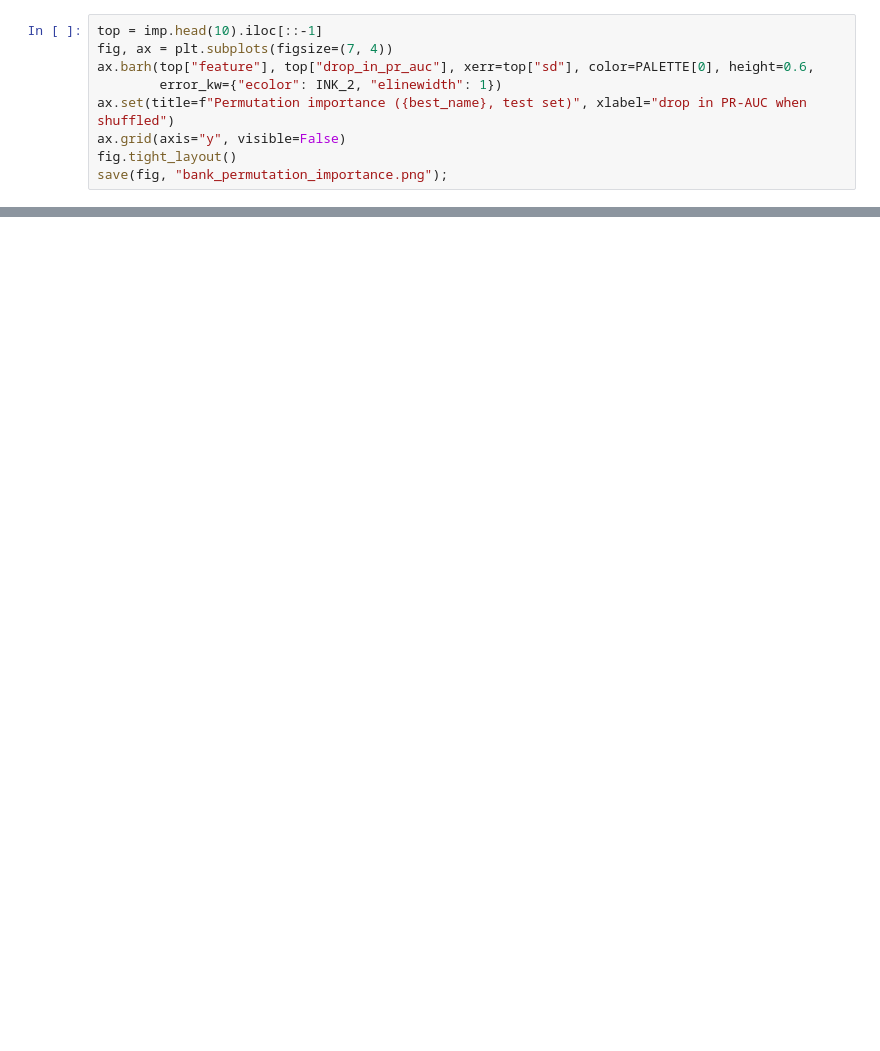
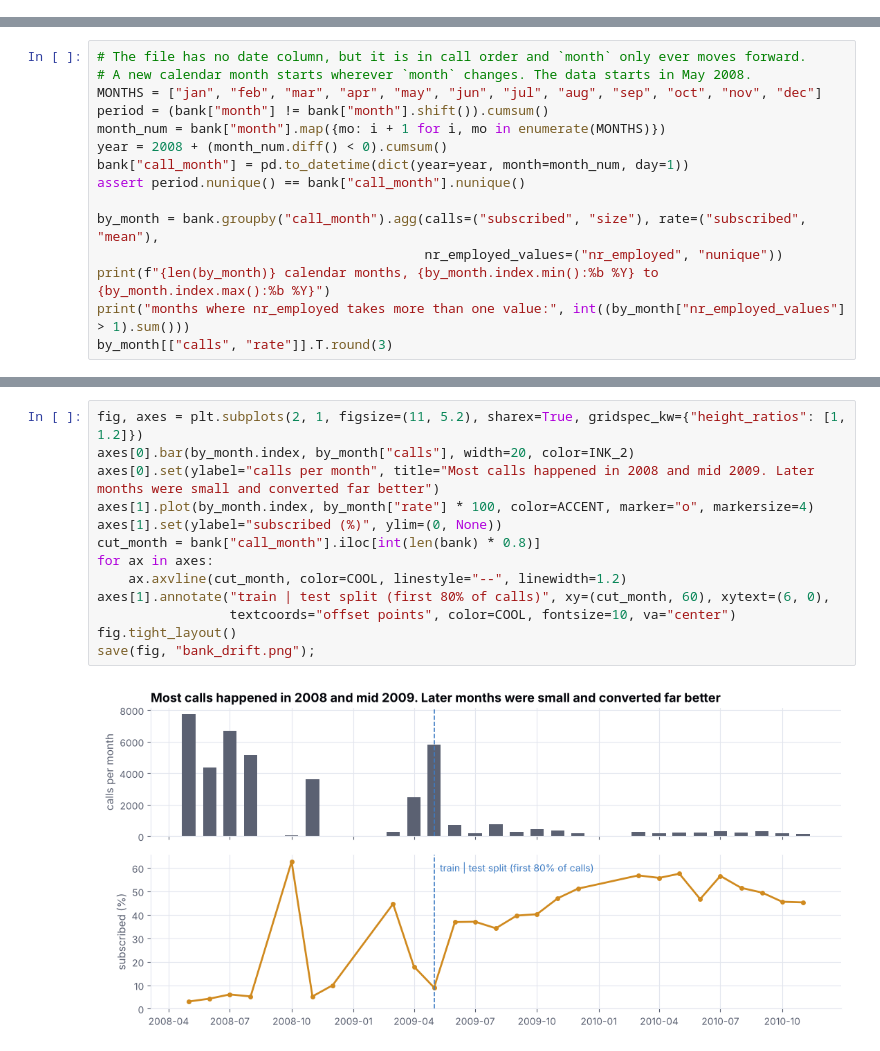
Before and after one commit to Mayank-thite/statistics-and-modeling, a Jupyter notebook: notebooks/05_classification_bank_marketing.ipynb, the cells around one changed output, grey strips where cells are left out. Saved outputs shown, nothing was run; the diff lists cells and outputs as text; blank space fills up the shorter version.

```diff
--- a/notebooks/05_classification_bank_marketing.ipynb
+++ b/notebooks/05_classification_bank_marketing.ipynb
@@ -280,9 +0,0 @@ imp
-# %%
-top = imp.head(10).iloc[::-1]
-fig, ax = plt.subplots(figsize=(7, 4))
-ax.barh(top["feature"], top["drop_in_pr_auc"], xerr=top["sd"], color=PALETTE[0], height=0.6,
-        error_kw={"ecolor": INK_2, "elinewidth": 1})
-ax.set(title=f"Permutation importance ({best_name}, test set)", xlabel="drop in PR-AUC when shuffled")
-ax.grid(axis="y", visible=False)
-fig.tight_layout()
-save(fig, "bank_permutation_importance.png");
@@ -366,0 +61,15 @@ saved results/classification.json
+# %%
+# The file has no date column, but it is in call order and `month` only ever moves forward.
+# A new calendar month starts wherever `month` changes. The data starts in May 2008.
+MONTHS = ["jan", "feb", "mar", "apr", "may", "jun", "jul", "aug", "sep", "oct", "nov", "dec"]
+period = (bank["month"] != bank["month"].shift()).cumsum()
+month_num = bank["month"].map({mo: i + 1 for i, mo in enumerate(MONTHS)})
+year = 2008 + (month_num.diff() < 0).cumsum()
+bank["call_month"] = pd.to_datetime(dict(year=year, month=month_num, day=1))
+assert period.nunique() == bank["call_month"].nunique()
+
+by_month = bank.groupby("call_month").agg(calls=("subscribed", "size"), rate=("subscribed", "mean"),
+                                          nr_employed_values=("nr_employed", "nunique"))
+print(f"{len(by_month)} calendar months, {by_month.index.min():%b %Y} to {by_month.index.max():%b %Y}")
+print("months where nr_employed takes more than one value:", int((by_month["nr_employed_values"] > 1).sum()))
+by_month[["calls", "rate"]].T.round(3)
@@ -366,0 +83,15 @@ saved results/classification.json
+# %%
+fig, axes = plt.subplots(2, 1, figsize=(11, 5.2), sharex=True, gridspec_kw={"height_ratios": [1, 1.2]})
+axes[0].bar(by_month.index, by_month["calls"], width=20, color=INK_2)
+axes[0].set(ylabel="calls per month", title="Most calls happened in 2008 and mid 2009. Later months were small and converted far better")
+axes[1].plot(by_month.index, by_month["rate"] * 100, color=ACCENT, marker="o", markersize=4)
+axes[1].set(ylabel="subscribed (%)", ylim=(0, None))
+cut_month = bank["call_month"].iloc[int(len(bank) * 0.8)]
+for ax in axes:
+    ax.axvline(cut_month, color=COOL, linestyle="--", linewidth=1.2)
+axes[1].annotate("train | test split (first 80% of calls)", xy=(cut_month, 60), xytext=(6, 0),
+                 textcoords="offset points", color=COOL, fontsize=10, va="center")
+fig.tight_layout()
+save(fig, "bank_drift.png");
+# %% [output]
+[figure, added]
```
Also changed, not shown: parts of 61 cells of this notebook, 6 other files.
